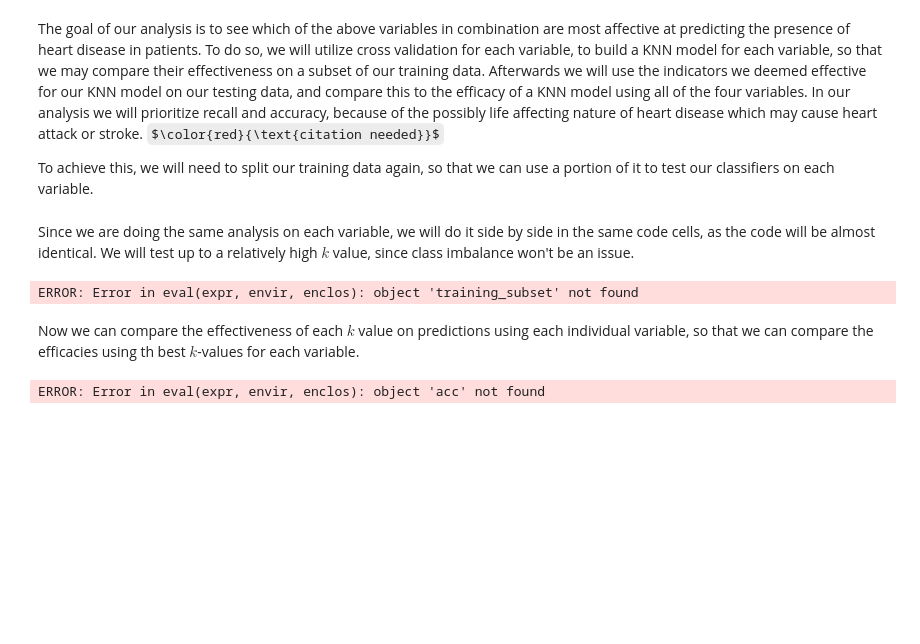
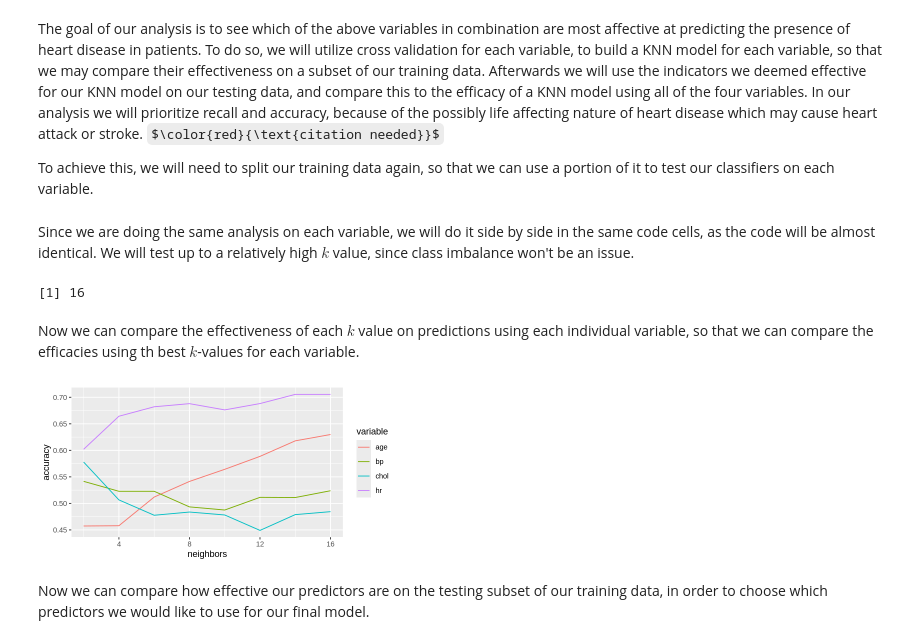
Before and after one commit to Nitro-87/Group-2-Project-Proposal, a Jupyter notebook: Project-Report.ipynb, the cells around one changed output. Drawn from its saved outputs; the diff is of its cells as text; code cells hidden in the pictures; some formulas as TeX source; blank space fills up the shorter version.

Commit message:
created workflows and predictions for each variable

```diff
--- a/Project-Report.ipynb
+++ b/Project-Report.ipynb
@@ -297,27 +279,33 @@ cholesterol_recipe <- recipe(diagnosis ~ chol, data=training_subset) |> step_sca
 blood_pressure_recipe <- recipe(diagnosis ~ trestbps, data=training_subset) |> step_scale(all_predictors()) |> step_center(all_predictors())
 
 training_vfold = vfold_cv(training_subset,v = 5, strata = diagnosis)
-kvals <- tibble(neighbors = seq(from = 2, to = 20, by = 2))
+kvals <- tibble(neighbors = seq(from = 2, to = 16, by = 2))
 
 knn_age <- workflow() |> add_recipe(age_recipe) |> add_model(knn_tune) |> tune_grid(resamples = training_vfold, grid = kvals) |> collect_metrics()
 knn_hr <- workflow() |> add_recipe(heart_rate_recipe) |> add_model(knn_tune) |> tune_grid(resamples = training_vfold, grid = kvals) |> collect_metrics()
 knn_chol <- workflow() |> add_recipe(cholesterol_recipe) |> add_model(knn_tune) |> tune_grid(resamples = training_vfold, grid = kvals) |> collect_metrics()
 knn_bp <- workflow() |> add_recipe(blood_pressure_recipe) |> add_model(knn_tune) |> tune_grid(resamples = training_vfold, grid = kvals) |> collect_metrics()
-age_acc <- knn_age |> filter(.metric == "accuracy") |> select(neighbors, mean) |> mutate(var = "age")
-hr_acc <- knn_hr |> filter(.metric == "accuracy") |> select(neighbors, mean) |> mutate(var = "hr")
-chol_acc <- knn_chol |> filter(.metric == "accuracy") |> select(neighbors, mean) |> mutate(var = "chol")
-bp_acc <- knn_bp |> filter(.metric == "accuracy") |> select(neighbors, mean) |> mutate(var = "bp")
+age_acc <- knn_age |> filter(.metric == "accuracy") |> select(neighbors, mean) |> mutate(variable = "age")
+hr_acc <- knn_hr |> filter(.metric == "accuracy") |> select(neighbors, mean) |> mutate(variable = "hr")
+chol_acc <- knn_chol |> filter(.metric == "accuracy") |> select(neighbors, mean) |> mutate(variable = "chol")
+bp_acc <- knn_bp |> filter(.metric == "accuracy") |> select(neighbors, mean) |> mutate(variable = "bp")
 #Now we will combine the accuracies into a single data set for plotting
 acc <- bind_rows(age_acc,hr_acc, chol_acc, bp_acc)
+best_k_age <- age_acc |> arrange(mean) |> slice(8) |> select(neighbors) |> pull()
+best_k_hr <- hr_acc |> arrange(mean) |> slice(8) |> select(neighbors) |> pull()
+best_k_chol <- chol_acc |> arrange(mean) |> slice(8) |> select(neighbors) |> pull()
+best_k_bp <- bp_acc |> arrange(mean) |> slice(8) |> select(neighbors) |> pull()
 # %% [output]
-ERROR: Error in eval(expr, envir, enclos): object 'training_subset' not found
+[1] 16
 # %% [markdown]
 Now we can compare the effectiveness of each $k$ value on predictions using each individual variable, so that we can compare the efficacies using th best $k$-values for each variable.
 # %%
-options(repr.plot.width = 15, repr.plot.height = 10)
+options(repr.plot.width = 6, repr.plot.height = 3)
 #I will include a plot here color coding each variable, and plotting all variables accuracy vs k
-cross_val_plot <- acc |> ggplot(aes(x=neighbors,y=mean)) + geom_line(aes(colour = var, shape = var))+
+cross_val_plot <- acc |> ggplot(aes(x=neighbors,y=mean)) + geom_line(aes(colour = variable)) +
 labs(x="neighbors", y="accuracy")
 cross_val_plot
 # %% [output]
-ERROR: Error in eval(expr, envir, enclos): object 'acc' not found
+[figure, added]
+# %% [markdown]
+Now we can compare how effective our predictors are on the testing subset of our training data, in order to choose which predictors we would like to use for our final model.
```
Also changed, not shown: parts of 4 cells of this notebook.
